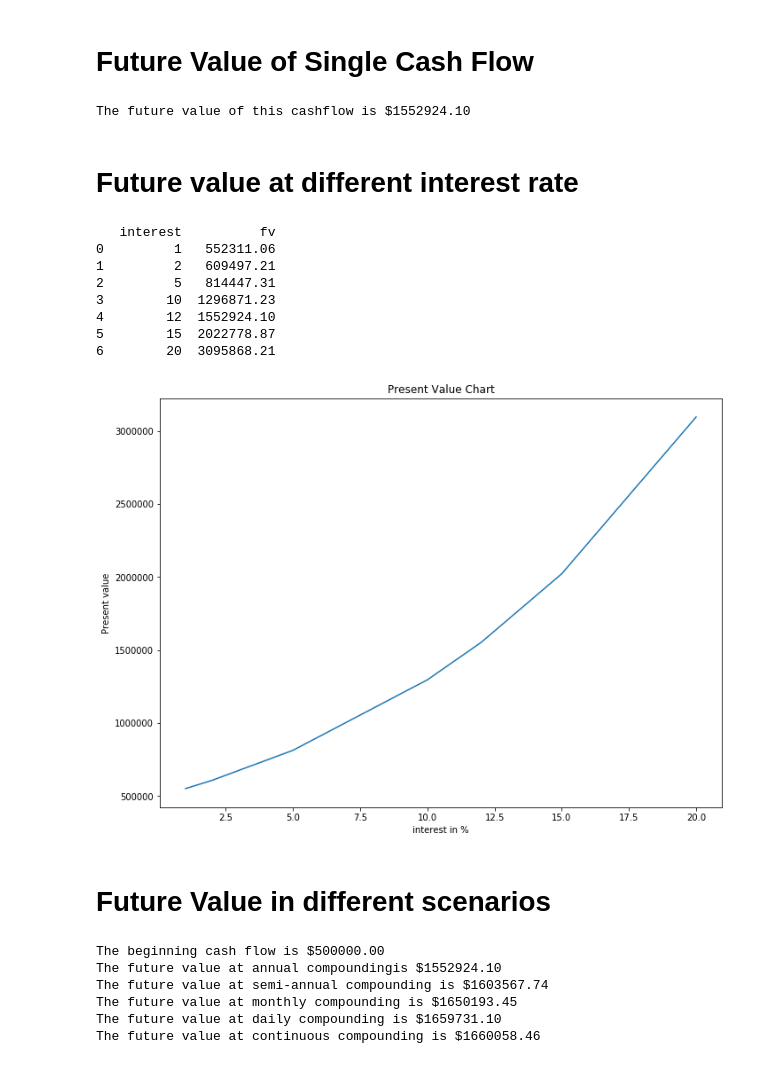
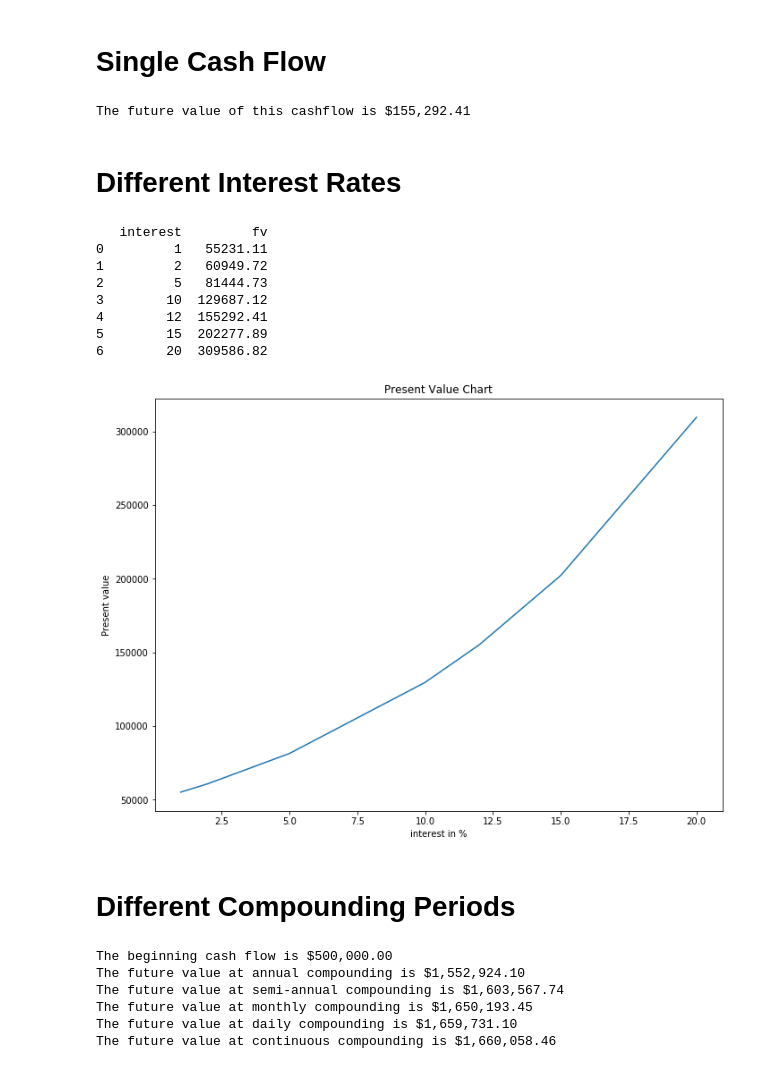
Before and after one commit to parkstventures/themoneysquare, a Jupyter notebook: Lesson 3.2 Compound Interest.ipynb, the cells around one changed output. Cells and saved outputs as stored; diff of their text form; code cells hidden in the pictures.

```diff
--- a/Lesson 3.2 Compound Interest.ipynb
+++ b/Lesson 3.2 Compound Interest.ipynb
@@ -21,53 +25,53 @@ def fv(cashflow, interest, timeperiod, number_periods):
     t1 = (1 + r)**t
     return round(cashflow * t1,2)
 # %% [markdown]
-# Future Value of Single Cash Flow
+# Single Cash Flow
 # %%
 # Assume you have to pay your friend
 # a lump sum payment of $500,000 ten years from today
 # an appropriate discount rate for this cash flow is 12%
 # The present value of this cash flow can then be estimated
 
-cashflow = 500000
+cashflow = 50000
 interest = .12
 timeperiod=10
 number_periods=1
 
 result = fv(cashflow, interest, timeperiod, number_periods)
-print("The future value of this cashflow is ${:.2f}".format(result))
+print("The future value of this cashflow is ${:,.2f}".format(result))
 # %% [output]
-The future value of this cashflow is $1552924.10
+The future value of this cashflow is $155,292.41
-# %% [markdown]
-# Future value at different interest rate
+# %% [markdown]
+# Different Interest Rates
 # %%
- let us simulate a exercise of future value with different interest rates and plot it
+# let us simulate a exercise of future value with different interest rates and plot it
 # As interest rates increase, future value increases
 
 # varying only the interest rate
 cf = pd.DataFrame({"interest":[1, 2, 5, 10, 12, 15, 20]})
 cf["fv"]= fv(cashflow, cf['interest']/100, timeperiod, number_periods)
 
 print(cf)
 
 fig = plt.figure(figsize=(11,8))
 ax1 = fig.add_axes([0.1,0.1,0.8,0.8])
 ax1.plot(cf["interest"], cf["fv"])
 ax1.set_xlabel('interest in %')
 ax1.set_ylabel('Present value')
 ax1.set_title('Present Value Chart')
 plt.show()
 # %% [output]
-   interest          fv
-0         1   552311.06
-1         2   609497.21
-2         5   814447.31
-3        10  1296871.23
-4        12  1552924.10
-5        15  2022778.87
-6        20  3095868.21
+   interest         fv
+0         1   55231.11
+1         2   60949.72
+2         5   81444.73
+3        10  129687.12
+4        12  155292.41
+5        15  202277.89
+6        20  309586.82
-[figure, old version]
+[figure, new version]
-# %% [markdown]
-# Future Value in different scenarios
+# %% [markdown]
+# Different Compounding Periods
 # %%
 # 1: annual compouding
 # 2: semi annual compouding
@@ -82,34 +86,34 @@ interest = .12
 timeperiod=10
 number_periods=1
 
-print("The beginning cash flow is ${:.2f}".format(cashflow))
+print("The beginning cash flow is ${:,.2f}".format(cashflow))
 
 
 result = fv(cashflow, interest, timeperiod, number_periods)
-print("The future value at annual compoundingis ${:.2f}".format(result))
+print("The future value at annual compounding is ${:,.2f}".format(result))
 
 # semi annual compouding
 number_periods = 2
 result = fv(cashflow, interest, timeperiod, number_periods)
-print("The future value at semi-annual compounding is ${:.2f}".format(result))
+print("The future value at semi-annual compounding is ${:,.2f}".format(result))
 
 # monthly compouding
 number_periods = 12
 result = fv(cashflow, interest, timeperiod, number_periods)
-print("The future value at monthly compounding is ${:.2f}".format(result))
+print("The future value at monthly compounding is ${:,.2f}".format(result))
 
 # daily compouding
 number_periods = 365
 result = fv(cashflow, interest, timeperiod, number_periods)
-print("The future value at daily compounding is ${:.2f}".format(result))
+print("The future value at daily compounding is ${:,.2f}".format(result))
 
 # continuous compouding
 result = cashflow * math.exp(interest * timeperiod)
-print("The future value at continuous compounding is ${:.2f}".format(result))
+print("The future value at continuous compounding is ${:,.2f}".format(result))
 # %% [output]
-The beginning cash flow is $500000.00
-The future value at annual compoundingis $1552924.10
-The future value at semi-annual compounding is $1603567.74
-The future value at monthly compounding is $1650193.45
-The future value at daily compounding is $1659731.10
-The future value at continuous compounding is $1660058.46
+The beginning cash flow is $500,000.00
+The future value at annual compounding is $1,552,924.10
+The future value at semi-annual compounding is $1,603,567.74
+The future value at monthly compounding is $1,650,193.45
+The future value at daily compounding is $1,659,731.10
+The future value at continuous compounding is $1,660,058.46
```
Also changed, not shown: parts of 2 cells of this notebook, 18 other files.
